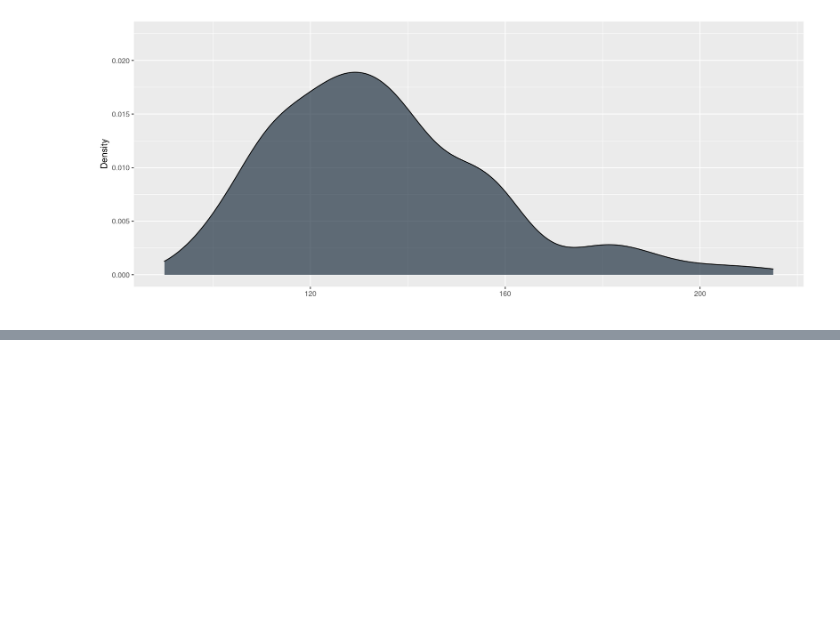
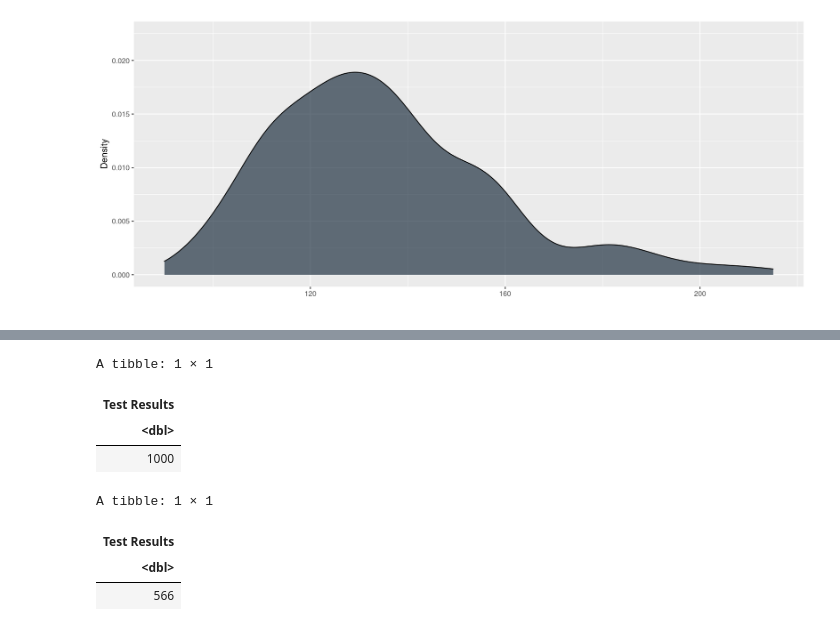
Before and after one commit to hkopanski/502_final_project, a Jupyter notebook: 502_Project.ipynb, the cells around one changed output, grey strips where cells are left out. Drawn from its saved outputs; the diff is of its cells as text; code cells hidden in the pictures; blank space fills up the shorter version.

```diff
--- a/502_Project.ipynb
+++ b/502_Project.ipynb
@@ -1171,0 +1189,12 @@ as.numeric(df_combo[1,])
+# %%
+df_combo2[5,8]
+df_combo2[2,8]
+# %% [output]
+A tibble: 1 × 1
+| Test Results |
+| <dbl> |
+| 1000 |
+A tibble: 1 × 1
+| Test Results |
+| <dbl> |
+| 566 |
```
Also changed, not shown: parts of 7 cells of this notebook, 4 other files.
